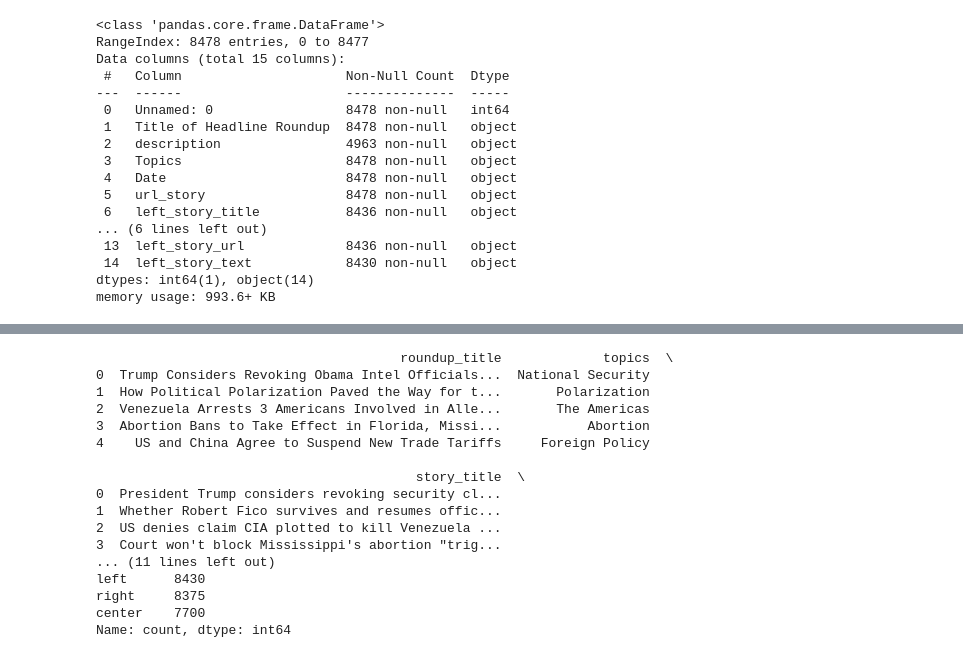
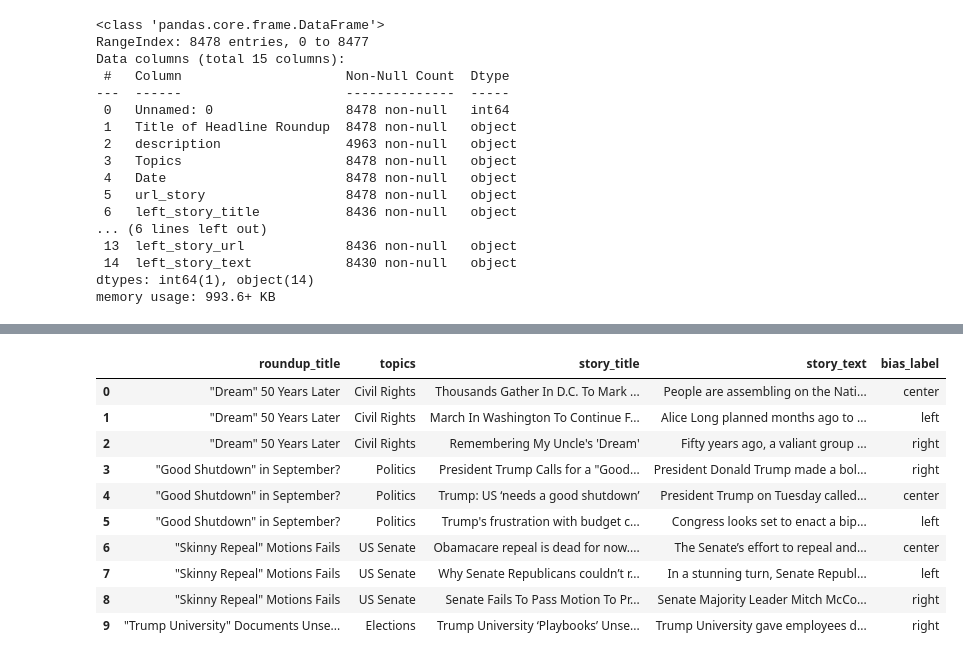
Before and after one commit to staerkjoe/NLP_Final, a Jupyter notebook: Download & Restructure Data.ipynb, the cells around one changed output, grey strips where cells are left out. Cells and saved outputs as stored; diff of their text form; code cells hidden in the pictures.

```diff
--- a/News_Bias_Classification.ipynb
+++ b/Download & Restructure Data.ipynb
@@ -58,8 +65,3 @@ Data columns (total 15 columns):
  14  left_story_text            8430 non-null   object
 dtypes: int64(1), object(14)
 memory usage: 993.6+ KB
-# %%
-import pandas as pd
-
-# Set pandas to display all rows
-pd.set_option('display.max_rows', None)
@@ -86,59 +74,47 @@ Name: count, dtype: int64
 # %%
-import pandas as pd
-
-# Assuming your DataFrame is already loaded into `df`
-
 # Rename relevant columns for consistency
 df = df.rename(columns={
     'Title of Headline Roundup': 'roundup_title',
     'Topics': 'topics',
     'left_story_title': 'left_title',
     'left_story_text': 'left_text',
     'center_story_title': 'center_title',
     'center_story_text': 'center_text',
     'right_story_title': 'right_title',
     'right_story_text': 'right_text'
 })
 
 # Create Left Bias Subset
 left_df = df[['roundup_title', 'topics', 'left_title', 'left_text']].dropna(subset=['left_title', 'left_text']).copy()
 left_df['bias_label'] = 'left'
 left_df.columns = ['roundup_title', 'topics', 'story_title', 'story_text', 'bias_label']
 
 # Create Center Bias Subset
 center_df = df[['roundup_title', 'topics', 'center_title', 'center_text']].dropna(subset=['center_title', 'center_text']).copy()
 center_df['bias_label'] = 'center'
 center_df.columns = ['roundup_title', 'topics', 'story_title', 'story_text', 'bias_label']
 
 # Create Right Bias Subset
 right_df = df[['roundup_title', 'topics', 'right_title', 'right_text']].dropna(subset=['right_title', 'right_text']).copy()
 right_df['bias_label'] = 'right'
 right_df.columns = ['roundup_title', 'topics', 'story_title', 'story_text', 'bias_label']
 
 # Concatenate all subsets
-final_df = pd.concat([left_df, center_df, right_df], ignore_index=True)
+restructured_df = pd.concat([left_df, center_df, right_df], ignore_index=True)
 
-# Shuffle rows (optional)
-final_df = final_df.sample(frac=1, random_state=42).reset_index(drop=True)
+#Sort by roundup title
+restructured_df = restructured_df.sort_values(by='roundup_title').reset_index(drop=True)
 
-# Preview
-print(final_df.head())
-print("\nClass balance:\n", final_df['bias_label'].value_counts())
+restructured_df.head(10)
 # %% [output]
-                                       roundup_title             topics  \
-0  Trump Considers Revoking Obama Intel Officials...  National Security
-1  How Political Polarization Paved the Way for t...       Polarization
-2  Venezuela Arrests 3 Americans Involved in Alle...       The Americas
-3  Abortion Bans to Take Effect in Florida, Missi...           Abortion
-4    US and China Agree to Suspend New Trade Tariffs     Foreign Policy
-
-                                         story_title  \
-0  President Trump considers revoking security cl...
-1  Whether Robert Fico survives and resumes offic...
-2  US denies claim CIA plotted to kill Venezuela ...
-3  Court won't block Mississippi's abortion "trig...
-... (11 lines left out)
-left      8430
-right     8375
-center    7700
-Name: count, dtype: int64
+|  | roundup_title | topics | story_title | story_text | bias_label |
+| 0 | "Dream" 50 Years Later | Civil Rights | Thousands Gather In D.C. To Mark ... | People are assembling on the Nati... | center |
+| 1 | "Dream" 50 Years Later | Civil Rights | March In Washington To Continue F... | Alice Long planned months ago to ... | left |
+| 2 | "Dream" 50 Years Later | Civil Rights | Remembering My Uncle's 'Dream' | Fifty years ago, a valiant group ... | right |
+| 3 | "Good Shutdown" in September? | Politics | President Trump Calls for a "Good... | President Donald Trump made a bol... | right |
+| 4 | "Good Shutdown" in September? | Politics | Trump: US ‘needs a good shutdown’ | President Trump on Tuesday called... | center |
+| 5 | "Good Shutdown" in September? | Politics | Trump's frustration with budget c... | Congress looks set to enact a bip... | left |
+| 6 | "Skinny Repeal" Motions Fails | US Senate | Obamacare repeal is dead for now.... | The Senate’s effort to repeal and... | center |
+| 7 | "Skinny Repeal" Motions Fails | US Senate | Why Senate Republicans couldn’t r... | In a stunning turn, Senate Republ... | left |
+| 8 | "Skinny Repeal" Motions Fails | US Senate | Senate Fails To Pass Motion To Pr... | Senate Majority Leader Mitch McCo... | right |
+| 9 | "Trump University" Documents Unse... | Elections | Trump University ‘Playbooks’ Unse... | Trump University gave employees d... | right |
```
Also changed, not shown: parts of 9 cells of this notebook, 2 other files.
